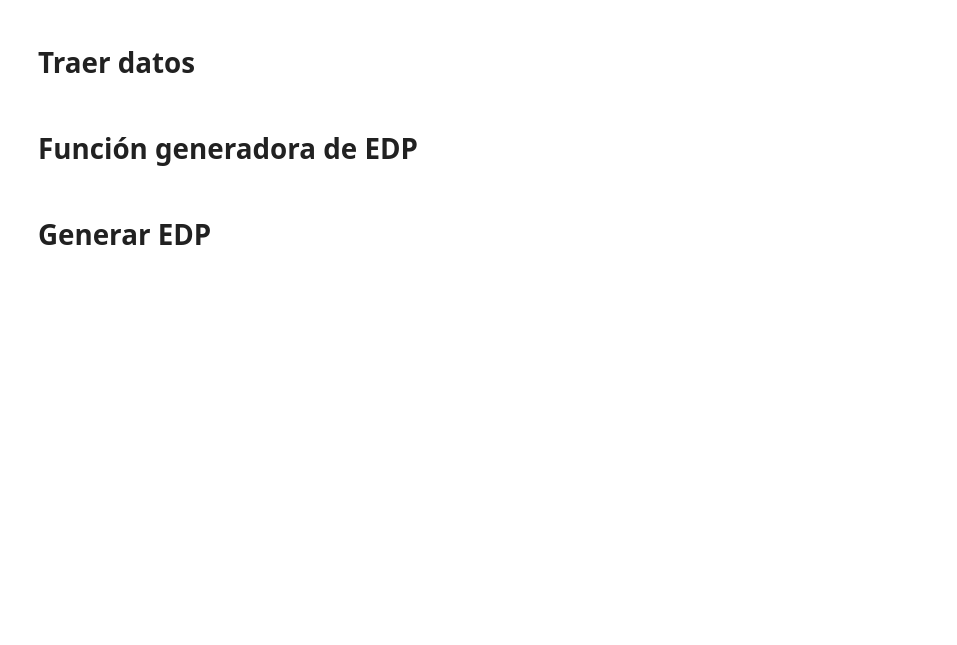
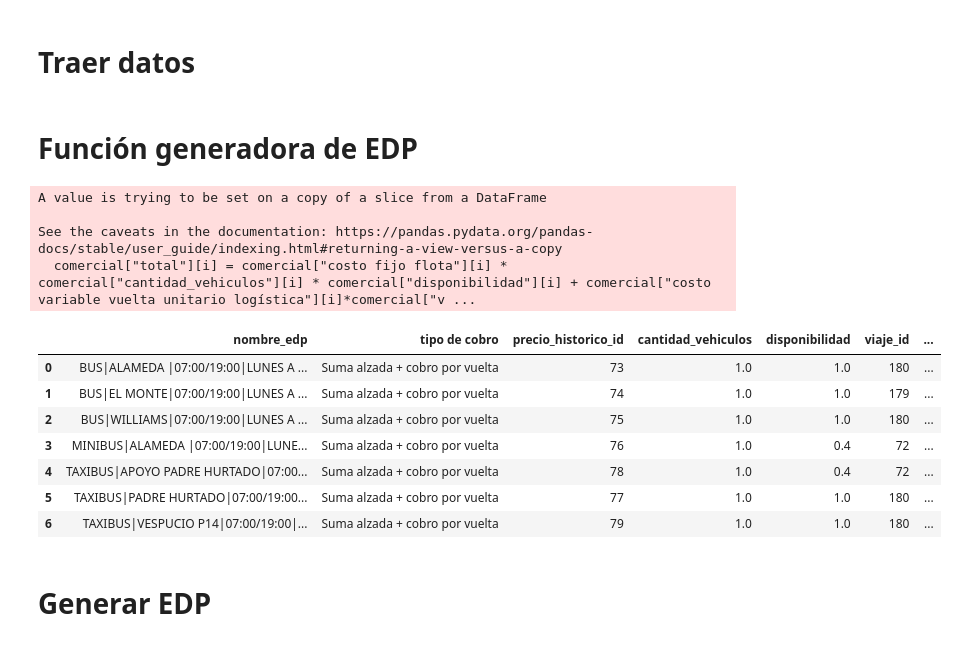
Before and after one commit to tomasrtml/proyecto-EDP-4.0, a Jupyter notebook: datos.ipynb, the cells around one changed output. Drawn from its saved outputs; the diff is of its cells as text; code cells hidden in the pictures; blank space fills up the shorter version.

```diff
--- a/datos.ipynb
+++ b/datos.ipynb
@@ -109,6 +109,11 @@ def generar_edp(data,contrato,inicio,fin):
   '''Fin del reporte operacional. Empiaza creación del comercial.
   '''
 
+  disponibilidad = pd.pivot_table(cantidad,values=["dias_de_ejecucion","dias_disponibilidad"],index=["nombre_edp"],aggfunc=sum).reset_index()
+  disponibilidad['disponibilidad'] = round(disponibilidad["dias_disponibilidad"]/disponibilidad["dias_de_ejecucion"],3)
+  disponibilidad = disponibilidad.sort_values(by=["nombre_edp"])
+  #return disponibilidad
+
   comercial = pd.pivot_table(data_filtrada,index=["nombre_edp","codigo_comercial","tipo de cobro"],values=["distancia","cantidad_vehiculos","viaje_id"],aggfunc={'distancia':sum,'cantidad_vehiculos':max,'viaje_id':'count'}).reset_index()
   #Buscar el precio_historico_id de cada servicio según su código comercial y agregarlos como una columna.
   lista = []
@@ -118,8 +123,12 @@ def generar_edp(data,contrato,inicio,fin):
         lista.append(transicion["precio_historico_id"][j])
         break
   comercial["precio_historico_id"]=pd.Series(lista)
-  comercial = comercial[["nombre_edp","tipo de cobro","precio_historico_id","cantidad_vehiculos","viaje_id","distancia"]]
 
+  comercial = pd.pivot_table(comercial,values=['viaje_id','distancia'],index=['nombre_edp','tipo de cobro','precio_historico_id','cantidad_vehiculos'],aggfunc=sum).reset_index()
+  comercial = comercial.sort_values(by=["nombre_edp"])
+  comercial["disponibilidad"] = disponibilidad["disponibilidad"]
+  comercial = comercial[["nombre_edp","tipo de cobro","precio_historico_id","cantidad_vehiculos","disponibilidad","viaje_id","distancia"]]
+  #return comercial
   columna_1 = []
   columna_2 = []
   columna_3 = []
@@ -167,15 +176,15 @@ def generar_edp(data,contrato,inicio,fin):
     elif comercial["tipo de cobro"][i]==4:
       comercial["total"][i] = comercial["costo fijo logística"][i]
     elif comercial["tipo de cobro"][i]==5:
-      comercial["total"][i] = comercial["costo fijo flota"][i] * comercial["cantidad_vehiculos"][i] + comercial["costo fijo logística"][i]
+      comercial["total"][i] = comercial["costo fijo flota"][i] * comercial["cantidad_vehiculos"][i] * comercial["disponibilidad"][i] + comercial["costo fijo logística"][i]
     elif comercial["tipo de cobro"][i]==6:
-      comercial["total"][i] = comercial["costo fijo flota"][i] * comercial["cantidad_vehiculos"][i] + comercial["costo variable vuelta unitario logística"][i]*comercial["viaje_id"][i]
+      comercial["total"][i] = comercial["costo fijo flota"][i] * comercial["cantidad_vehiculos"][i] * comercial["disponibilidad"][i] + comercial["costo variable vuelta unitario logística"][i]*comercial["viaje_id"][i]
     elif comercial["tipo de cobro"][i]==8:
-      comercial["total"][i] = comercial["costo fijo flota"][i] * comercial["cantidad_vehiculos"][i] + comercial["costo fijo logística"][i] + comercial["viaje_id"][i]*comercial["costo variable vuelta unitario logística"][i]
+      comercial["total"][i] = comercial["costo fijo flota"][i] * comercial["cantidad_vehiculos"][i] * comercial["disponibilidad"][i] + comercial["costo fijo logística"][i] + comercial["viaje_id"][i]*comercial["costo variable vuelta unitario logística"][i]
     elif comercial["tipo de cobro"][i]==9:
       comercial["total"][i] = comercial["costo variable km"][i]*comercial["distancia"][i]
     elif comercial["tipo de cobro"][i]==10:
-      comercial["total"][i] = comercial["costo fijo flota"][i] * comercial["cantidad_vehiculos"][i] + comercial["costo fijo logística"][i] + comercial["distancia"][i]*comercial["costo variable km"][i]
+      comercial["total"][i] = comercial["costo fijo flota"][i] * comercial["cantidad_vehiculos"][i] * comercial["disponibilidad"][i] + comercial["costo fijo logística"][i] + comercial["distancia"][i]*comercial["costo variable km"][i]
     elif comercial["tipo de cobro"][i]==11:
       comercial["total"][i] = comercial["costo unitario vueltas contratadas"][i]*comercial["viaje_id"][i] + (comercial["Vueltas contratadas"][i] - comercial["viaje_id"][i])*comercial["costo fijo viaje no realizado"][i]
     elif comercial["tipo de cobro"][i]==12:
@@ -201,7 +210,26 @@ def generar_edp(data,contrato,inicio,fin):
   cantidad=cantidad.drop(columns=["tipo de cobro","fecha_inicio_cobro","vigencia_servicio"])
   cantidad = cantidad[["nombre_edp","codigo_comercial","Frecuencia","servicio_id","cantidad_vehiculos","dias_de_ejecucion","dias_disponibilidad","disponibilidad","tramos_a_ejecutar","viaje_id","finalizados","no_iniciados","anulados","distancia","km_carga_mensual","km_vacio_mensual","km_mantencion_mensual","km_carga","km_vacio","periodo"]]
 
-  return [comercial,cantidad,data_filtrada]
+
+  return [comercial,cantidad,data_filtrada,comercial["nombre_edp"]==disponibilidad["nombre_edp"]]
+# %%
+contrato = "C SCL GOOD YEAR"
+inicio = "2021-11-01 00:00:00"
+fin =    "2021-11-30 23:59:59"
+generar_edp(viajes_tr_ph,contrato,inicio,fin)[0]
+# %% [output]
+A value is trying to be set on a copy of a slice from a DataFrame
+
+See the caveats in the documentation: https://pandas.pydata.org/pandas-docs/stable/user_guide/indexing.html#returning-a-view-versus-a-copy
+  comercial["total"][i] = comercial["costo fijo flota"][i] * comercial["cantidad_vehiculos"][i] * comercial["disponibilidad"][i] + comercial["costo variable vuelta unitario logística"][i]*comercial["v ...
+|  | nombre_edp | tipo de cobro | precio_historico_id | cantidad_vehiculos | disponibilidad | viaje_id | ... |
+| 0 | BUS|ALAMEDA |07:00/19:00|LUNES A ... | Suma alzada + cobro por vuelta | 73 | 1.0 | 1.0 | 180 | ... |
+| 1 | BUS|EL MONTE|07:00/19:00|LUNES A ... | Suma alzada + cobro por vuelta | 74 | 1.0 | 1.0 | 179 | ... |
+| 2 | BUS|WILLIAMS|07:00/19:00|LUNES A ... | Suma alzada + cobro por vuelta | 75 | 1.0 | 1.0 | 180 | ... |
+| 3 | MINIBUS|ALAMEDA |07:00/19:00|LUNE... | Suma alzada + cobro por vuelta | 76 | 1.0 | 0.4 | 72 | ... |
+| 4 | TAXIBUS|APOYO PADRE HURTADO|07:00... | Suma alzada + cobro por vuelta | 78 | 1.0 | 0.4 | 72 | ... |
+| 5 | TAXIBUS|PADRE HURTADO|07:00/19:00... | Suma alzada + cobro por vuelta | 77 | 1.0 | 1.0 | 180 | ... |
+| 6 | TAXIBUS|VESPUCIO P14|07:00/19:00|... | Suma alzada + cobro por vuelta | 79 | 1.0 | 1.0 | 180 | ... |
 # %% [markdown]
 # Generar EDP
 # %%
```
Also changed, not shown: parts of 2 cells of this notebook, 2 other files.
